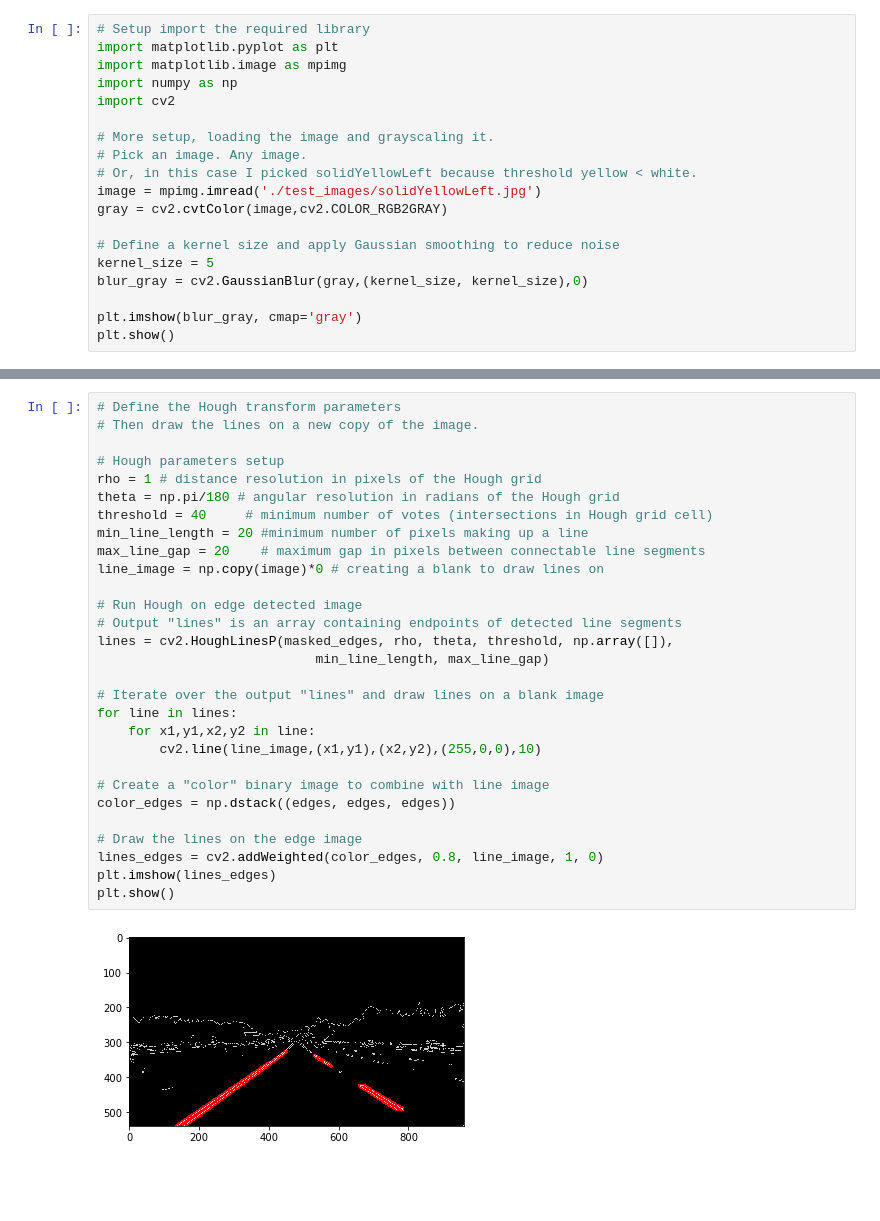
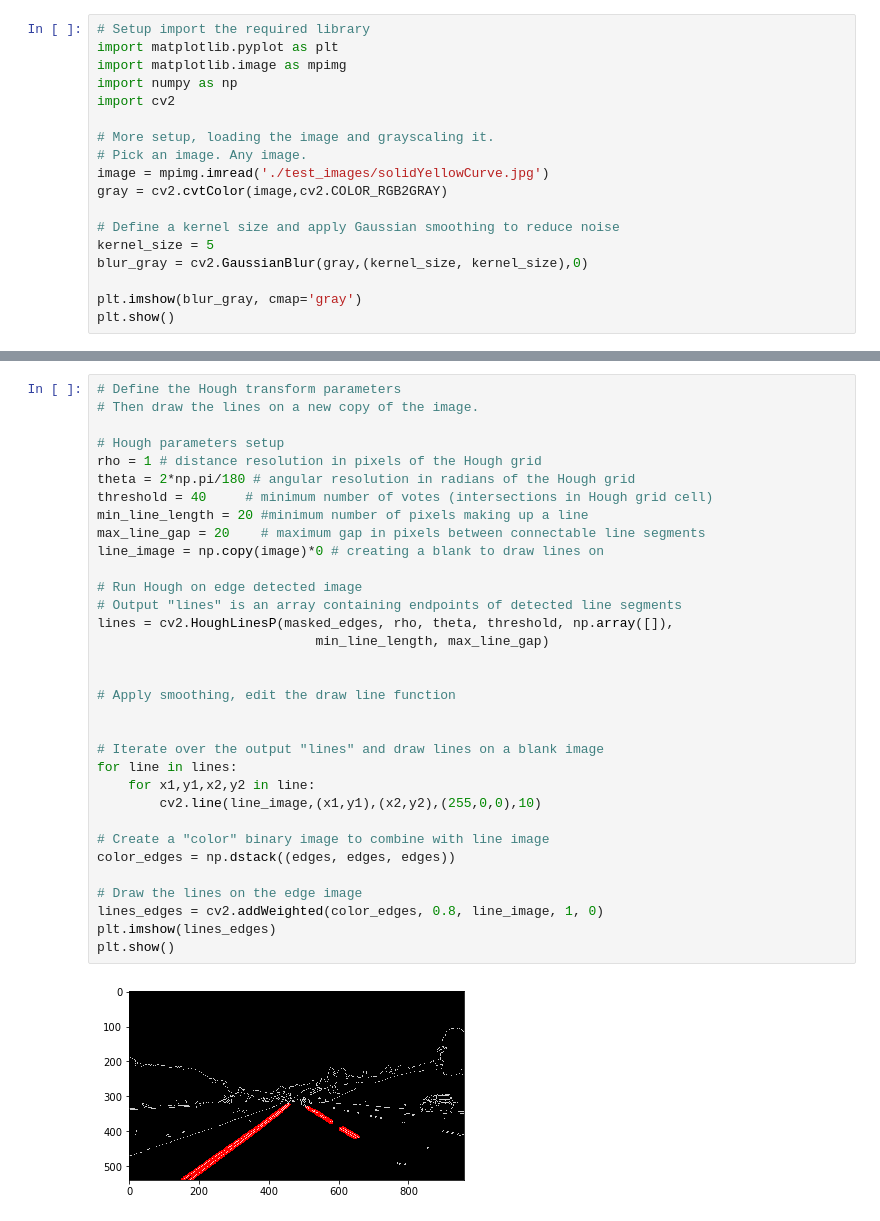
Before and after one commit to hiwenny/CarND-LaneLines-P1, a Jupyter notebook: Project1_LaneLinesDetection.ipynb, the cells around one changed output, grey strips where cells are left out. Saved outputs shown, nothing was run; the diff lists cells and outputs as text; blank space fills up the shorter version.

```diff
--- a/Project1_LaneLinesDetection.ipynb
+++ b/Project1_LaneLinesDetection.ipynb
@@ -7,8 +13,7 @@ import cv2
 
 # More setup, loading the image and grayscaling it.
 # Pick an image. Any image.
-# Or, in this case I picked solidYellowLeft because threshold yellow < white.
-image = mpimg.imread('./test_images/solidYellowLeft.jpg')
+image = mpimg.imread('./test_images/solidYellowCurve.jpg')
 gray = cv2.cvtColor(image,cv2.COLOR_RGB2GRAY)
 
 # Define a kernel size and apply Gaussian smoothing to reduce noise
@@ -44,31 +49,35 @@ plt.show()
 # %%
 # Define the Hough transform parameters
 # Then draw the lines on a new copy of the image.
 
 # Hough parameters setup
 rho = 1 # distance resolution in pixels of the Hough grid
-theta = np.pi/180 # angular resolution in radians of the Hough grid
+theta = 2*np.pi/180 # angular resolution in radians of the Hough grid
 threshold = 40     # minimum number of votes (intersections in Hough grid cell)
 min_line_length = 20 #minimum number of pixels making up a line
 max_line_gap = 20    # maximum gap in pixels between connectable line segments
 line_image = np.copy(image)*0 # creating a blank to draw lines on
 
 # Run Hough on edge detected image
 # Output "lines" is an array containing endpoints of detected line segments
 lines = cv2.HoughLinesP(masked_edges, rho, theta, threshold, np.array([]),
                             min_line_length, max_line_gap)
+
+
+# Apply smoothing, edit the draw line function
+
 
 # Iterate over the output "lines" and draw lines on a blank image
 for line in lines:
     for x1,y1,x2,y2 in line:
         cv2.line(line_image,(x1,y1),(x2,y2),(255,0,0),10)
 
 # Create a "color" binary image to combine with line image
 color_edges = np.dstack((edges, edges, edges))
 
 # Draw the lines on the edge image
 lines_edges = cv2.addWeighted(color_edges, 0.8, line_image, 1, 0)
 plt.imshow(lines_edges)
 plt.show()
 # %% [output]
-[figure, old version]
+[figure, new version]
```
Also changed, not shown: parts of 9 cells of this notebook, 1 other file.
